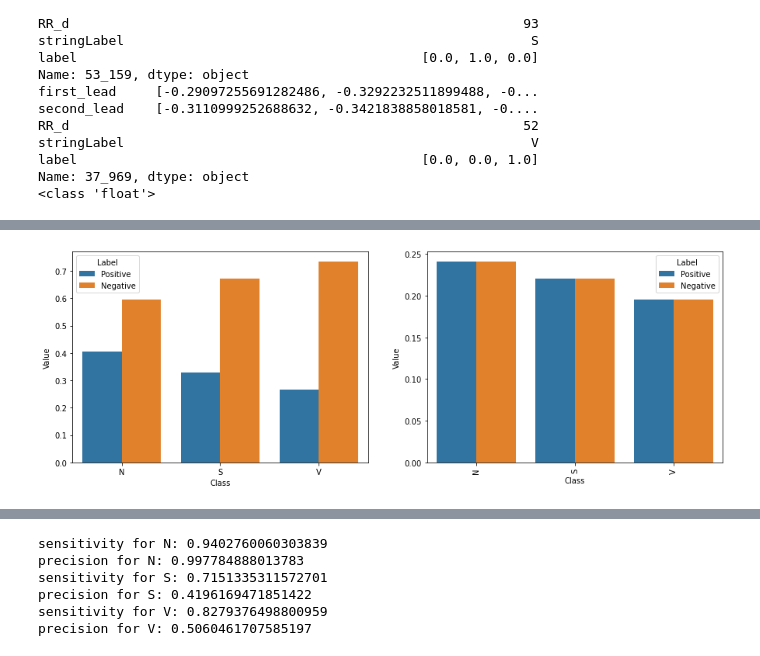
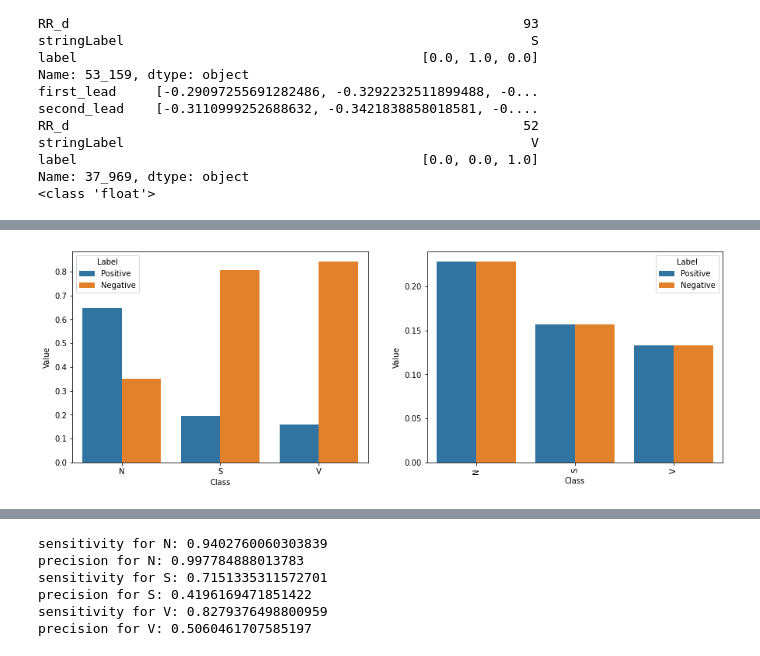
Before and after one commit to simonetome/Heartbeat-NSV-classification, a Jupyter notebook: ResNetBaseline.ipynb, the cells around one changed output, grey strips where cells are left out. Drawn from its saved outputs; the diff is of its cells as text; code cells hidden in the pictures.

```diff
--- a/ResNetBaseline.ipynb
+++ b/ResNetBaseline.ipynb
@@ -367,8 +359,13 @@ def create_patch_v2(df):
 
       T = statistics.median(rr_list)
       #6) For each R-peak, selecting a signal part with the length equal to 1.2T.
-      patch_length=2*int(1.2*T)
-      max_len = 350
+      #patch_length=2*int(1.5*T)
+      #max_len = 500
+
+      ###
+      patch_length = 500
+      max_len = 500
+
       #6B) Setting last peak RR as T
       rr_list.append(T)
       #7) Padding each selected part with zeros to make its length equal to a predefined fixed length.
@@ -441,7 +438,7 @@ validation_patches_df[(validation_patches_df['stringLabel']=='S')]
 2022 rows × 5 columns
 # %%
     length = 350
-    signal = validation_patches_df.loc["35_7"]
+    signal = validation_patches_df.loc["48_1229"]
     fig,axs = plt.subplots(2)
     fig.set_size_inches(18.5, 10.5)
     ax1 = axs[0]
@@ -461,0 +475,18 @@ validation_patches_df[(validation_patches_df['stringLabel']=='S')]
+# %%
+    length = 500
+    signal = validation_patches_df.loc["48_1599"]
+    fig,axs = plt.subplots(2)
+    fig.set_size_inches(18.5, 10.5)
+    ax1 = axs[0]
+    ax2 = axs[1]
+
+
+    first_lead = signal['first_lead'][:length]
+    second_lead = signal['second_lead'][:length]
+
+    x = list(range(length))
+
+    ax1.plot(x,first_lead)
+    ax2.plot(x,second_lead)
+
+    plt.show()
@@ -481,7 +514,7 @@ num_n = len(training_patches_df[(training_patches_df['stringLabel']=='N')])
 num_s = len(training_patches_df[(training_patches_df['stringLabel']=='S')])
 num_v = len(training_patches_df[(training_patches_df['stringLabel']=='V')])
 
-to_drop =(num_n - (max(num_s,num_v)))*99//100
+to_drop =(num_n - (max(num_s,num_v)))*9//10
 #to_drop =(num_n - (min(num_s,num_v)))
 
 ids_n = training_patches_df[training_patches_df['stringLabel'] == 'N'].index.tolist()
@@ -495,7 +528,7 @@ num_n = len(validation_patches_df[(validation_patches_df['stringLabel']=='N')])
 num_s = len(validation_patches_df[(validation_patches_df['stringLabel']=='S')])
 num_v = len(validation_patches_df[(validation_patches_df['stringLabel']=='V')])
 
-to_drop =(num_n - (max(num_s,num_v)))*99//100
+to_drop =(num_n - (max(num_s,num_v)))*9//10
 valid_copy = validation_patches_df
 
 ids_n = validation_patches_df[validation_patches_df['stringLabel'] == 'N'].index.tolist()
@@ -736,8 +769,8 @@ def ResBs_Identity(block_input, num_filters):
     return relu2
 
 #N= number of blocks in resnet, ch = different channels, win_len = common lenght for ecg signals, classes=..
-def resnet(N=10, custom_loss = None, patch_length=350):
-    ecg_input = keras.layers.Input(shape=(patch_length,2), name='ecg_signal')
+def resnet(input_shape, N=10, custom_loss = None):
+    ecg_input = keras.layers.Input(shape=input_shape, name='ecg_signal')
     ResNet = keras.layers.Conv1D(filters=64,kernel_size=15, padding = 'same')(ecg_input)
     ResNet = keras.layers.BatchNormalization()(ResNet)
     ResNet = keras.layers.Activation('relu')(ResNet)
@@ -767,7 +800,7 @@ def resnet(N=10, custom_loss = None, patch_length=350):
     model = keras.Model(inputs=[ecg_input],outputs=ResNet)
     return model
 
-nn= resnet()
+nn= resnet(x_train.shape[1:])
 
 callback = keras.callbacks.EarlyStopping(
     monitor='val_loss',
@@ -832,4 +865,4 @@ Epoch 23/100
-[figure, old version]
+[figure, new version]
 # %%
 
 # take also old samples to assess performances
```
Also changed, not shown: parts of 11 cells of this notebook.
